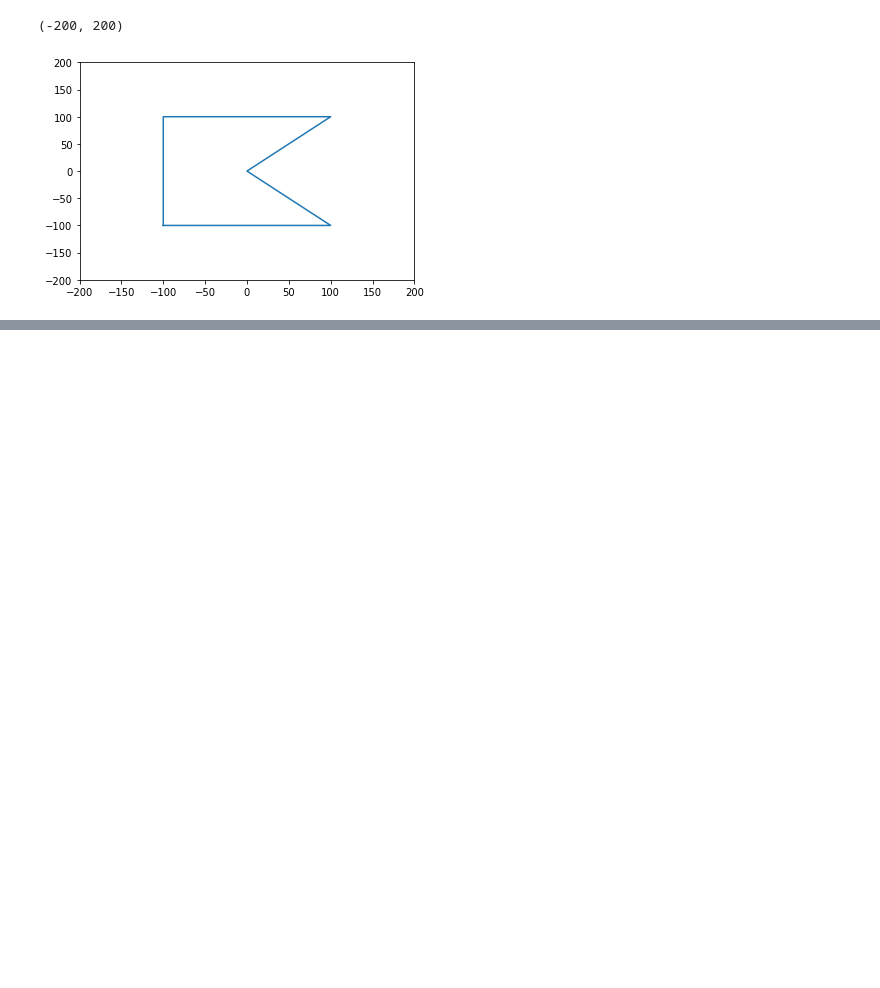
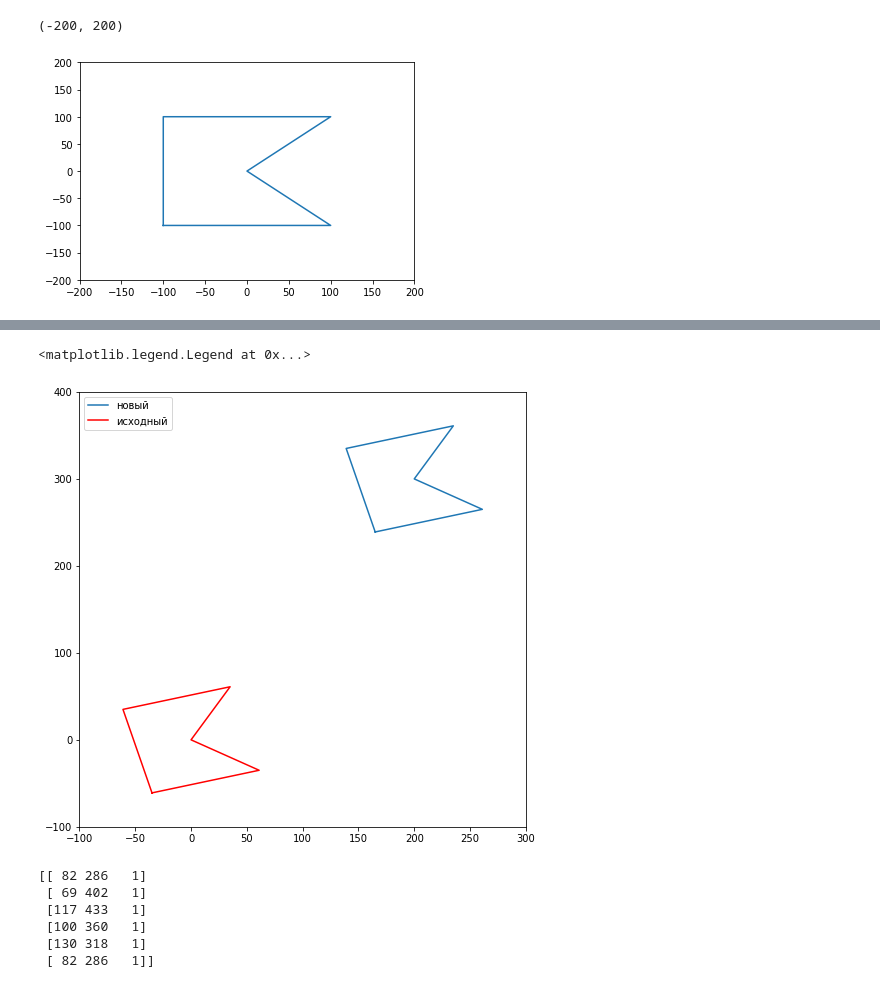
Before and after one commit to andreysemeshin/mds-2-matrix, a Jupyter notebook: mds_2_matrix_hw.ipynb, the cells around one changed output, grey strips where cells are left out. Drawn from its saved outputs; the diff is of its cells as text; code cells hidden in the pictures; blank space fills up the shorter version.

```diff
--- a/mds_2_matrix_hw.ipynb
+++ b/mds_2_matrix_hw.ipynb
@@ -101,0 +222,6 @@ plt.xlim([-200, 200])
+# %%
+TransformArray_move = np.array([
+    [1, 0, 200],
+    [0, 1, 300],
+    [0, 0, 1]
+])
@@ -101,0 +242,16 @@ plt.xlim([-200, 200])
+# %%
+plt.figure(
+    figsize=(8, 8),
+    )
+x = E[:,0]
+y = E[:,1]
+plt.plot(x, y)
+x = D[:,0]
+y = D[:,1]
+plt.plot(x, y, color='r')
+plt.ylim([-100, 400])
+plt.xlim([-100, 300])
+plt.legend(['новый', 'исходный'])
+# %% [output]
+<matplotlib.legend.Legend at 0x...>
+[figure, added]
@@ -101,0 +266,14 @@ plt.xlim([-200, 200])
+# %%
+F = []
+for point in E:
+    new_point=np.dot(TransformArray_scale,np.transpose(point))
+    F.append(new_point)
+F = np.array(F).astype(int)
+print(F)
+# %% [output]
+[[ 82 286   1]
+ [ 69 402   1]
+ [117 433   1]
+ [100 360   1]
+ [130 318   1]
+ [ 82 286   1]]
```
Also changed, not shown: parts of 19 cells of this notebook.
